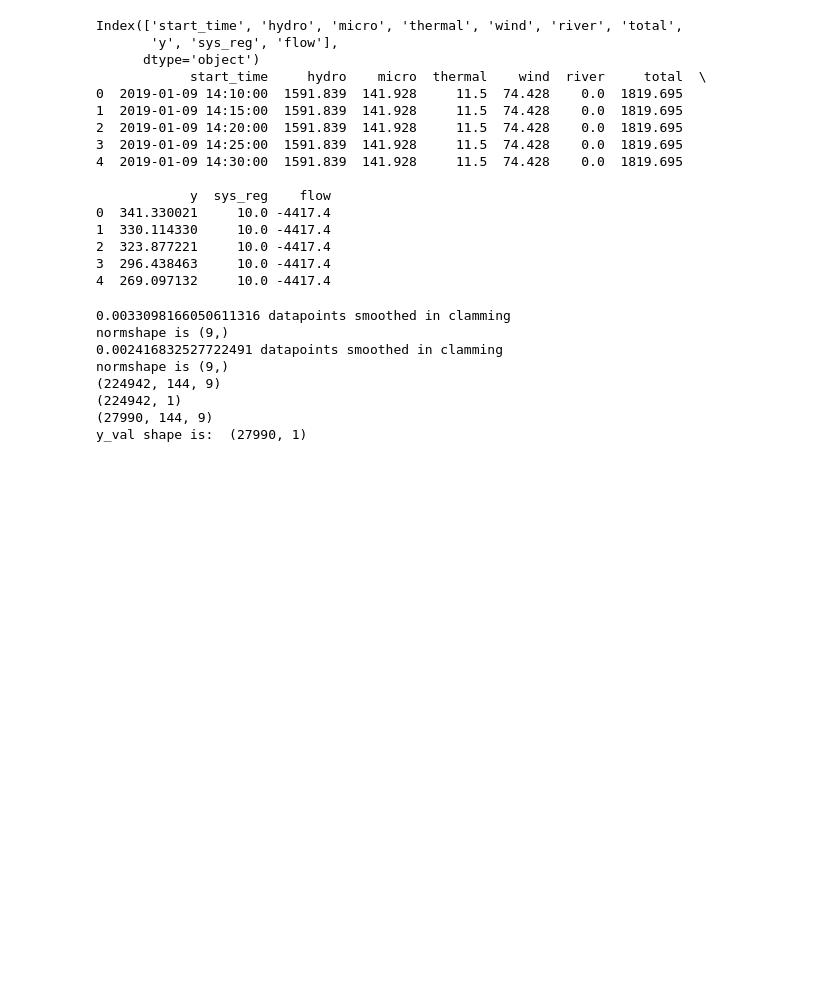
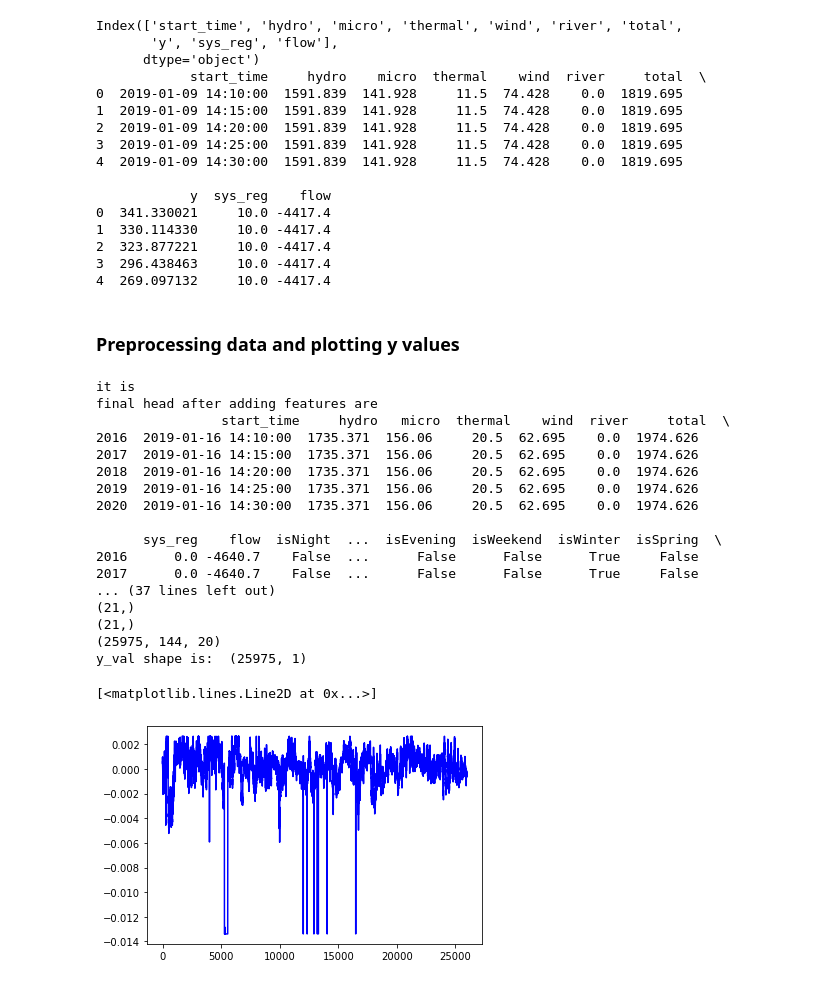
Before and after one commit to Siperjack/Deep_Learning_Projects, a Jupyter notebook: A3/main.ipynb, the cells around one changed output. Cells and saved outputs as stored; diff of their text form; code cells hidden in the pictures; blank space fills up the shorter version.

```diff
--- a/A3/main.ipynb
+++ b/A3/main.ipynb
@@ -153,25 +245,38 @@ Index(['start_time', 'hydro', 'micro', 'thermal', 'wind', 'river', 'total',
 2  323.877221     10.0 -4417.4
 3  296.438463     10.0 -4417.4
 4  269.097132     10.0 -4417.4
+# %% [markdown]
+### Preprocessing data and plotting y values
 # %%
-#%%
 N_seq = 12*12 #twelve hours back in time
 x_train, y_train, train_norm = create_dataset(df_train, N_seq)
 x_val, y_val, val_norm = create_dataset(df_validation, N_seq)
+N_dim = len(x_train[0,0])
+print(N_dim)
 
-
-print(x_train.shape)
-print(y_train.shape)
-x_val, y_val = x_val*val_norm/train_norm, y_val*(val_norm[-1])/train_norm[-1] #use training normalizing constant for both sets
-
-print(x_val.shape)
-print(f"y_val shape is: ", y_val.shape)
+# print(val_norm.shape)
+# print(train_norm.shape)
+# print((x_val*val_norm[0:-1]).shape)
+x_val, y_val = x_val*val_norm[:-1]/train_norm[:-1], y_val*(val_norm[-1])/train_norm[-1] #use training normalizing constant for both sets
+# print(f"y_val shape is: ", y_val.shape)
+plt.plot(y_val, "b")
 # %% [output]
-0.0033098166050611316 datapoints smoothed in clamming
-normshape is (9,)
-0.002416832527722491 datapoints smoothed in clamming
-normshape is (9,)
-(224942, 144, 9)
-(224942, 1)
-(27990, 144, 9)
-y_val shape is:  (27990, 1)
+it is
+final head after adding features are
+                start_time     hydro   micro  thermal    wind  river     total  \
+2016  2019-01-16 14:10:00  1735.371  156.06     20.5  62.695    0.0  1974.626
+2017  2019-01-16 14:15:00  1735.371  156.06     20.5  62.695    0.0  1974.626
+2018  2019-01-16 14:20:00  1735.371  156.06     20.5  62.695    0.0  1974.626
+2019  2019-01-16 14:25:00  1735.371  156.06     20.5  62.695    0.0  1974.626
+2020  2019-01-16 14:30:00  1735.371  156.06     20.5  62.695    0.0  1974.626
+
+      sys_reg    flow  isNight  ...  isEvening  isWeekend  isWinter  isSpring  \
+2016      0.0 -4640.7    False  ...      False      False      True     False
+2017      0.0 -4640.7    False  ...      False      False      True     False
+... (37 lines left out)
+(21,)
+(21,)
+(25975, 144, 20)
+y_val shape is:  (25975, 1)
+[<matplotlib.lines.Line2D at 0x...>]
+[figure, added]
```
Also changed, not shown: parts of 14 cells of this notebook, 12 other files.
